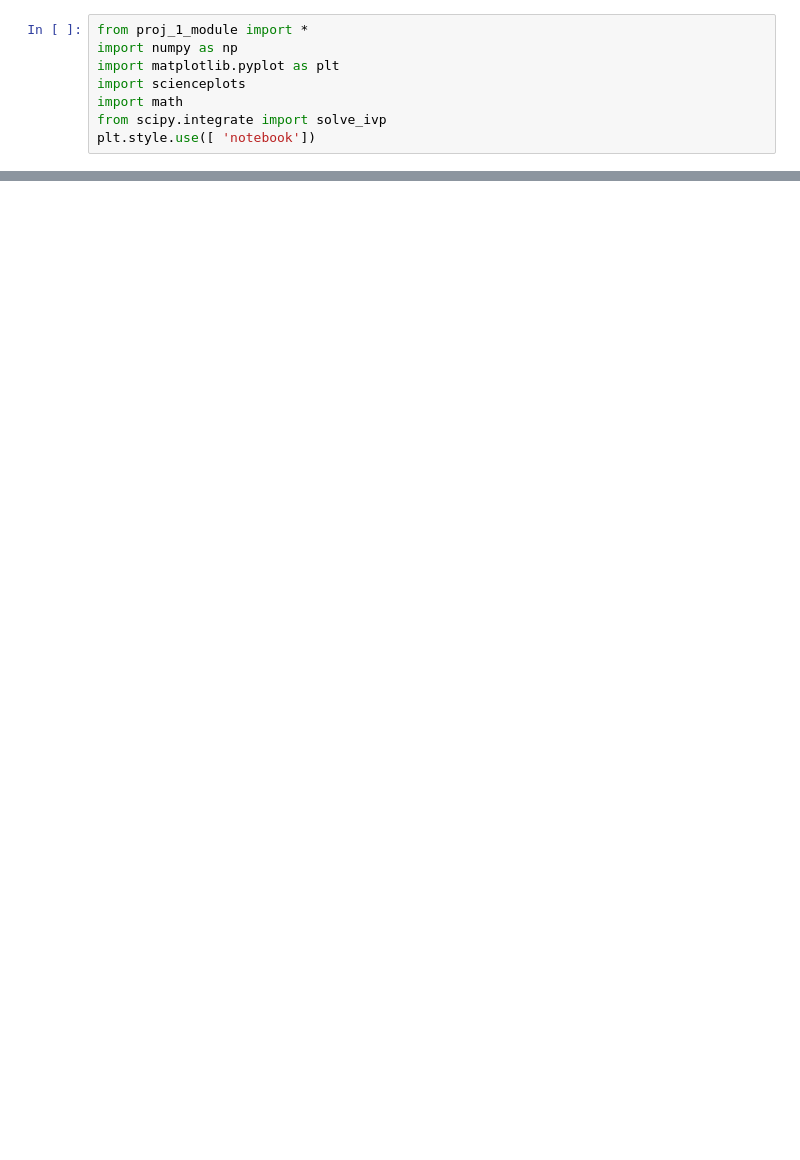
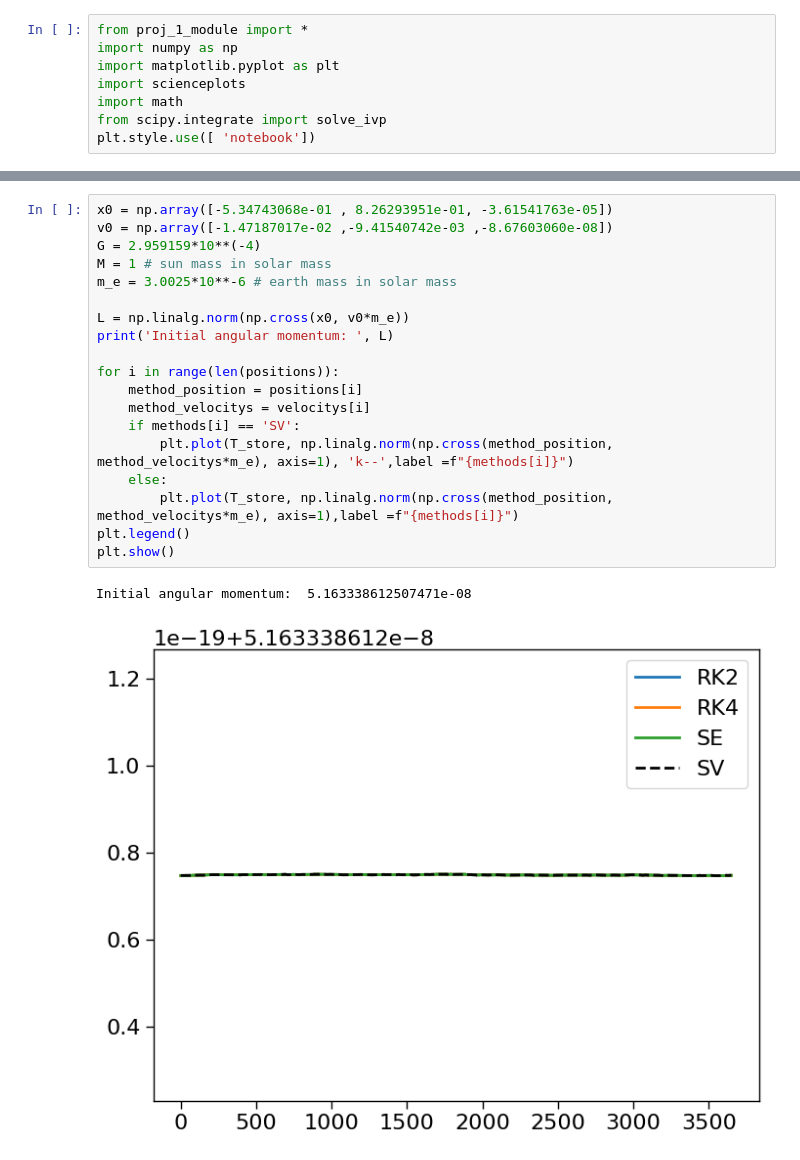
Before and after one commit to liuqiyucn/170N, a Jupyter notebook: project1/proj_1_ClassicalAnalysis.ipynb, the cells around one changed output, grey strips where cells are left out. Cells and saved outputs as stored; diff of their text form; blank space fills up the shorter version.

```diff
--- a/project1/proj_1_ClassicalAnalysis.ipynb
+++ b/project1/proj_1_ClassicalAnalysis.ipynb
@@ -98,0 +183,22 @@ plt.show()
+# %%
+x0 = np.array([-5.34743068e-01 , 8.26293951e-01, -3.61541763e-05])
+v0 = np.array([-1.47187017e-02 ,-9.41540742e-03 ,-8.67603060e-08])
+G = 2.959159*10**(-4)
+M = 1 # sun mass in solar mass
+m_e = 3.0025*10**-6 # earth mass in solar mass
+
+L = np.linalg.norm(np.cross(x0, v0*m_e))
+print('Initial angular momentum: ', L)
+
+for i in range(len(positions)):
+    method_position = positions[i]
+    method_velocitys = velocitys[i]
+    if methods[i] == 'SV':
+        plt.plot(T_store, np.linalg.norm(np.cross(method_position, method_velocitys*m_e), axis=1), 'k--',label =f"{methods[i]}")
+    else:
+        plt.plot(T_store, np.linalg.norm(np.cross(method_position, method_velocitys*m_e), axis=1),label =f"{methods[i]}")
+plt.legend()
+plt.show()
+# %% [output]
+Initial angular momentum:  5.163338612507471e-08
+[figure, added]
```
Also changed, not shown: parts of 12 cells of this notebook, 1 other file.
